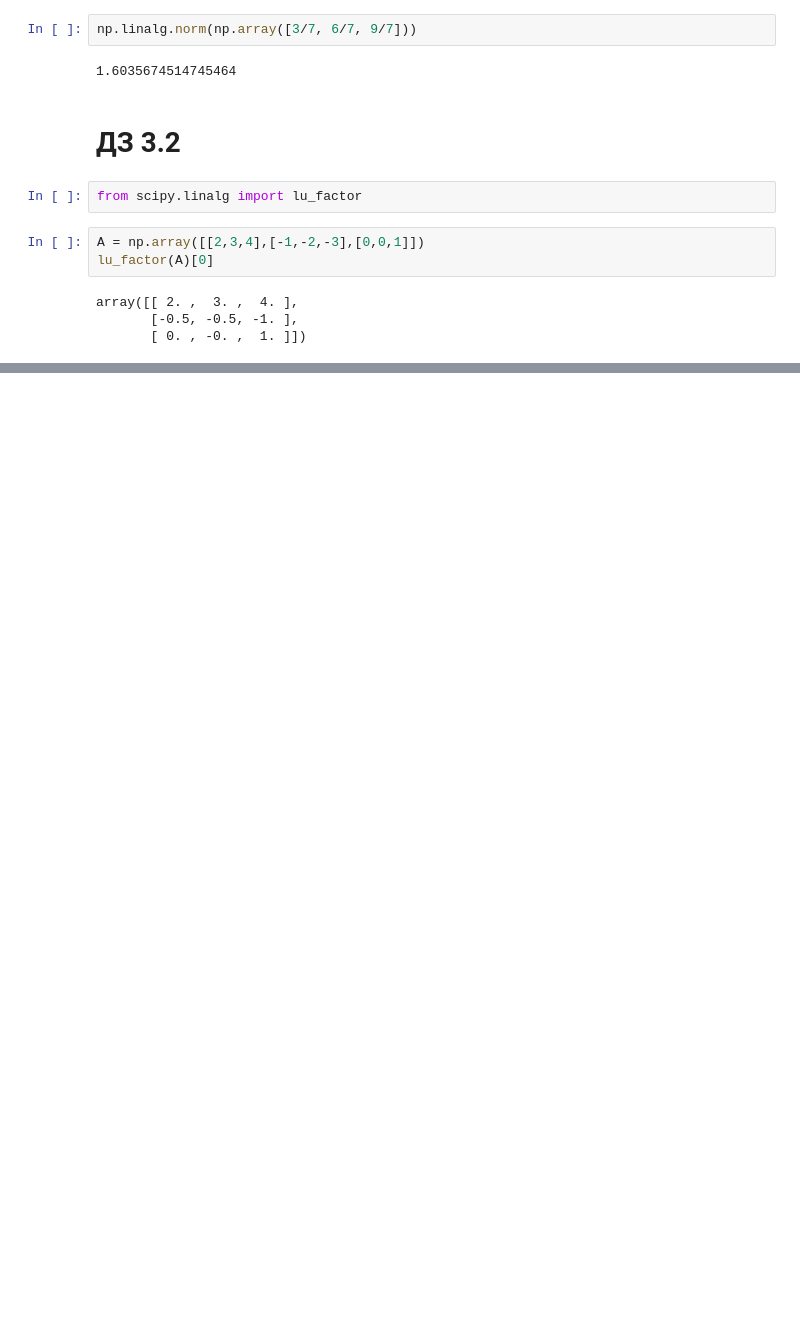
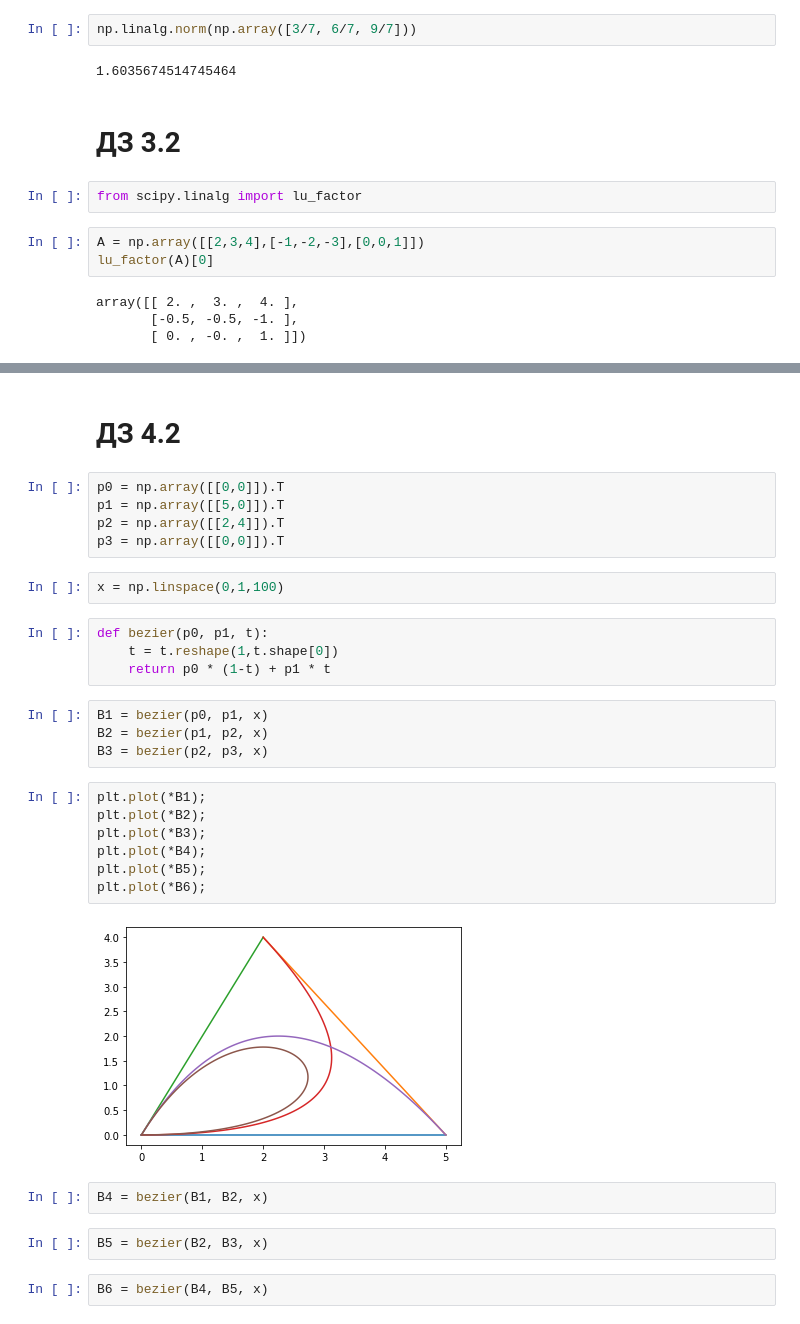
Before and after one commit to Chpel/Maga, a Jupyter notebook: LASDA/Workbench.ipynb, the cells around one changed output, grey strips where cells are left out. Drawn from its saved outputs; the diff is of its cells as text; blank space fills up the shorter version.

```diff
--- a/LASDA/Workbench.ipynb
+++ b/LASDA/Workbench.ipynb
@@ -123,0 +148,32 @@ array([[ 2. ,  3. ,  4. ],
+# %% [markdown]
+# ДЗ 4.2
+# %%
+p0 = np.array([[0,0]]).T
+p1 = np.array([[5,0]]).T
+p2 = np.array([[2,4]]).T
+p3 = np.array([[0,0]]).T
+# %%
+x = np.linspace(0,1,100)
+# %%
+def bezier(p0, p1, t):
+    t = t.reshape(1,t.shape[0])
+    return p0 * (1-t) + p1 * t
+# %%
+B1 = bezier(p0, p1, x)
+B2 = bezier(p1, p2, x)
+B3 = bezier(p2, p3, x)
+# %%
+plt.plot(*B1);
+plt.plot(*B2);
+plt.plot(*B3);
+plt.plot(*B4);
+plt.plot(*B5);
+plt.plot(*B6);
+# %% [output]
+[figure, added]
+# %%
+B4 = bezier(B1, B2, x)
+# %%
+B5 = bezier(B2, B3, x)
+# %%
+B6 = bezier(B4, B5, x)
```
Also changed, not shown: parts of 5 cells of this notebook, 1 other file.
